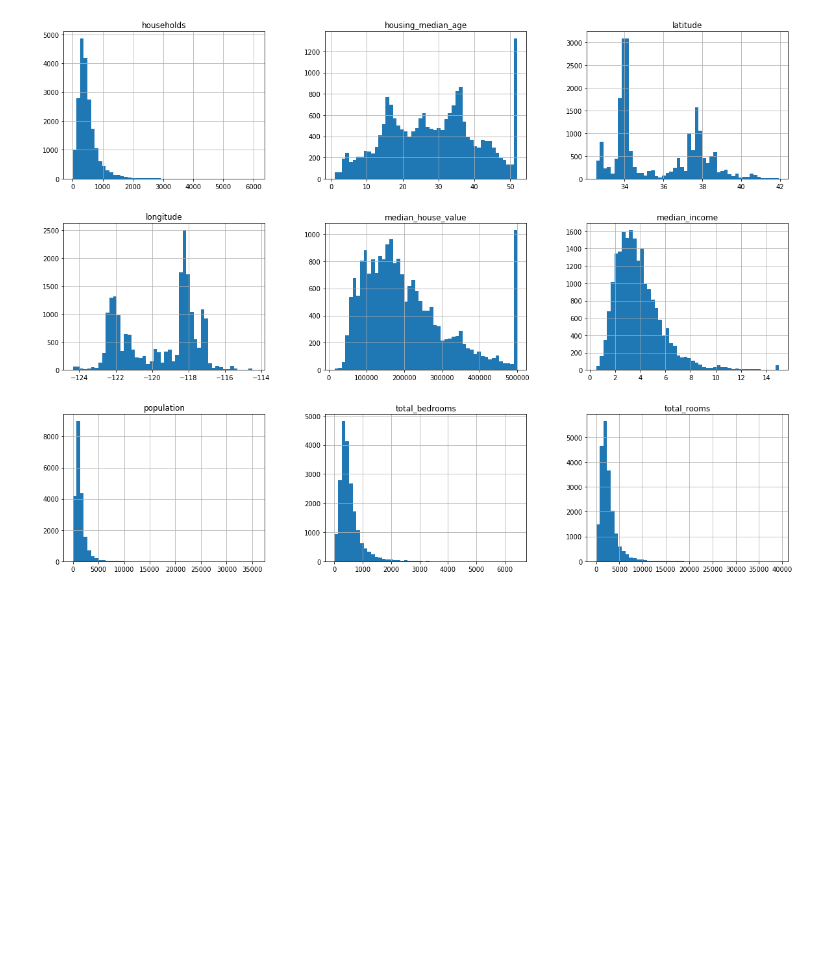
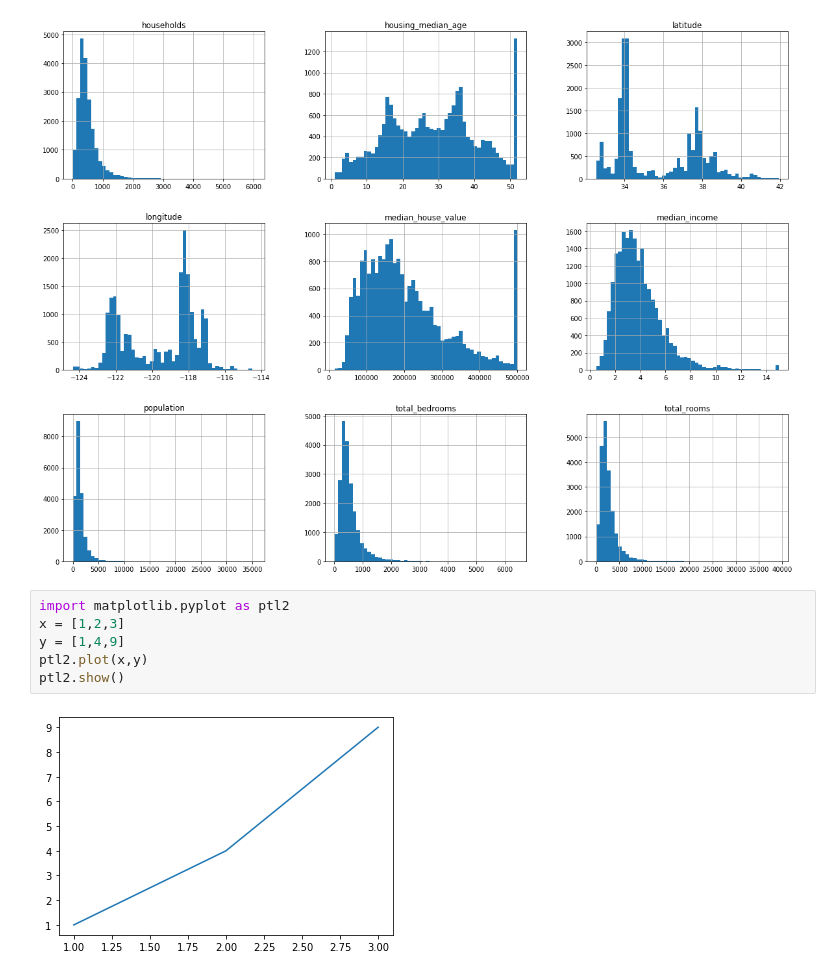
Before and after one commit to hasanac/learn-ml, a Jupyter notebook: HelloWorld.ipynb, the cells around one changed output. Drawn from its saved outputs; the diff is of its cells as text; blank space fills up the shorter version.

```diff
--- a/HelloWorld.ipynb
+++ b/HelloWorld.ipynb
@@ -62,3 +62,11 @@ housing.hist(bins=50, figsize=(20,15))
 ptl.show()
 # %% [output]
 [figure]
+# %%
+import matplotlib.pyplot as ptl2
+x = [1,2,3]
+y = [1,4,9]
+ptl2.plot(x,y)
+ptl2.show()
+# %% [output]
+[figure, added]
```
Also changed, not shown: parts of 7 cells of this notebook.
